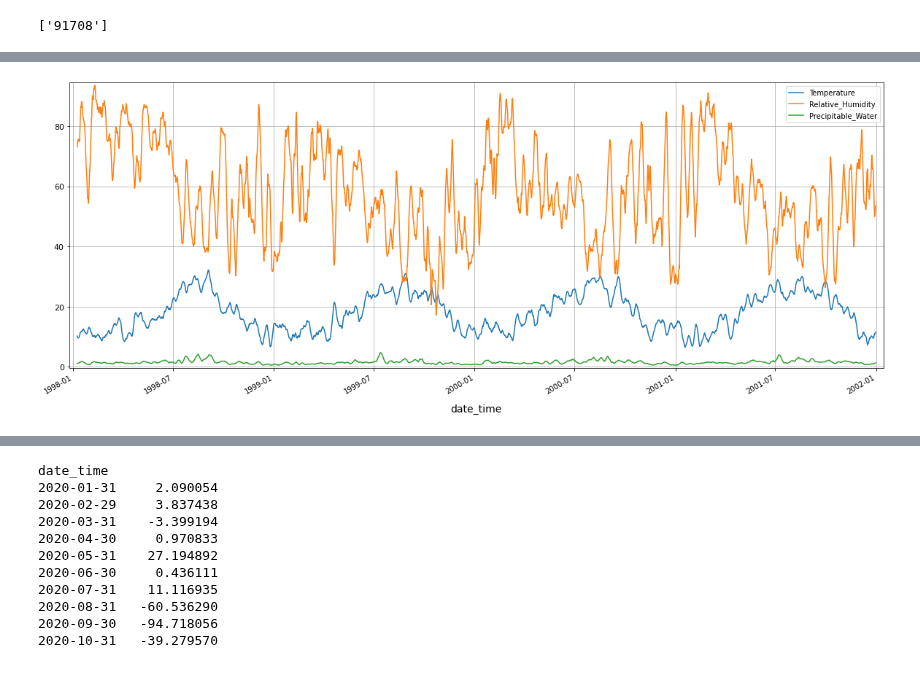
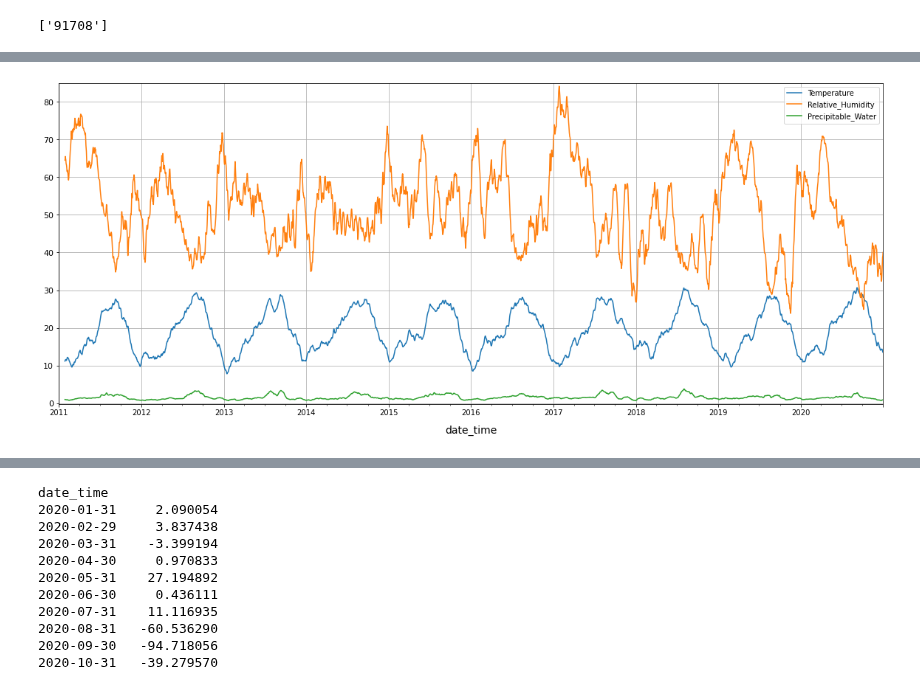
Before and after one commit to gamyers/solar-697, a Jupyter notebook: gm/notebooks/ts_arima.ipynb, the cells around one changed output, grey strips where cells are left out. Saved outputs shown, nothing was run; the diff lists cells and outputs as text; code cells hidden in the pictures.

```diff
--- a/gm/notebooks/ts_arima.ipynb
+++ b/gm/notebooks/ts_arima.ipynb
@@ -121,14 +126,20 @@ df  # .head(5)
+# %%
+df_rsd = df.resample("D").mean().reset_index(drop=False)
+df_rsd.set_index("date_time", inplace=True)
+# df_rsd
 # %%
-# # compares = ["Clearsky_DHI", "DHI"]
-# compares = ["Wind_Speed", "Wind_Direction"]
-compares = ["Temperature", "Relative_Humidity", "Precipitable_Water"]
-# compares = ["Clearsky_GHI", "GHI"]
-# compares = ["Clearsky_DNI", "DNI"]
+# # compares_ = ["Clearsky_DHI", "DHI"]
+# compares_ = ["Wind_Speed", "Wind_Direction"]
+compares_ = ["Temperature", "Relative_Humidity", "Precipitable_Water"]
+# compares_ = ["Clearsky_GHI", "GHI"]
+# compares_ = ["Clearsky_DNI", "DNI"]
+# compares_ = ["GHI", "Relative_Humidity"]
 
-df.iloc[:35040][compares].rolling(168).mean().plot(figsize=(20, 8))
+# df.iloc[:35040][compares].rolling(365).mean().plot(figsize=(20, 8))
+df_rsd.loc["2011-01-01":"2020-12-31"][compares_].rolling(28).mean().plot(figsize=(20, 8))
 plt.grid()
 # %% [output]
-[figure, old version]
+[figure, new version]
 # %%
 df_rsm = df.resample("M").mean().reset_index(drop=False)
 df_rsm.set_index("date_time", inplace=True)
```
Also changed, not shown: parts of 24 cells of this notebook, 2 other files.
